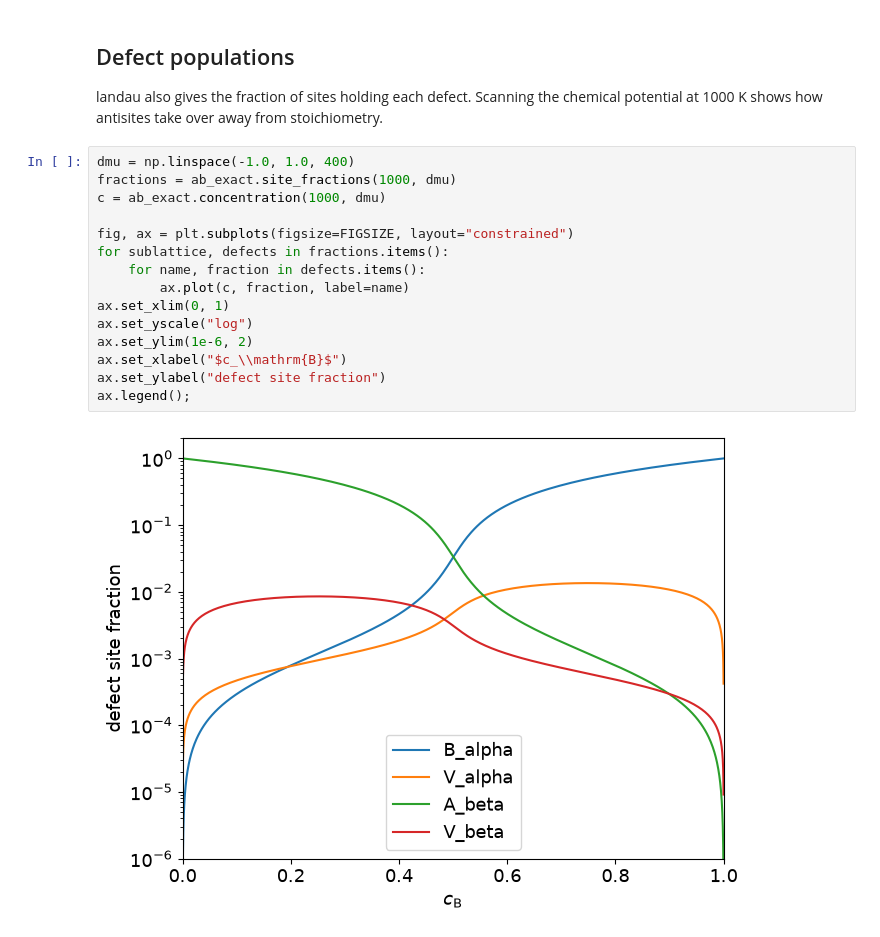
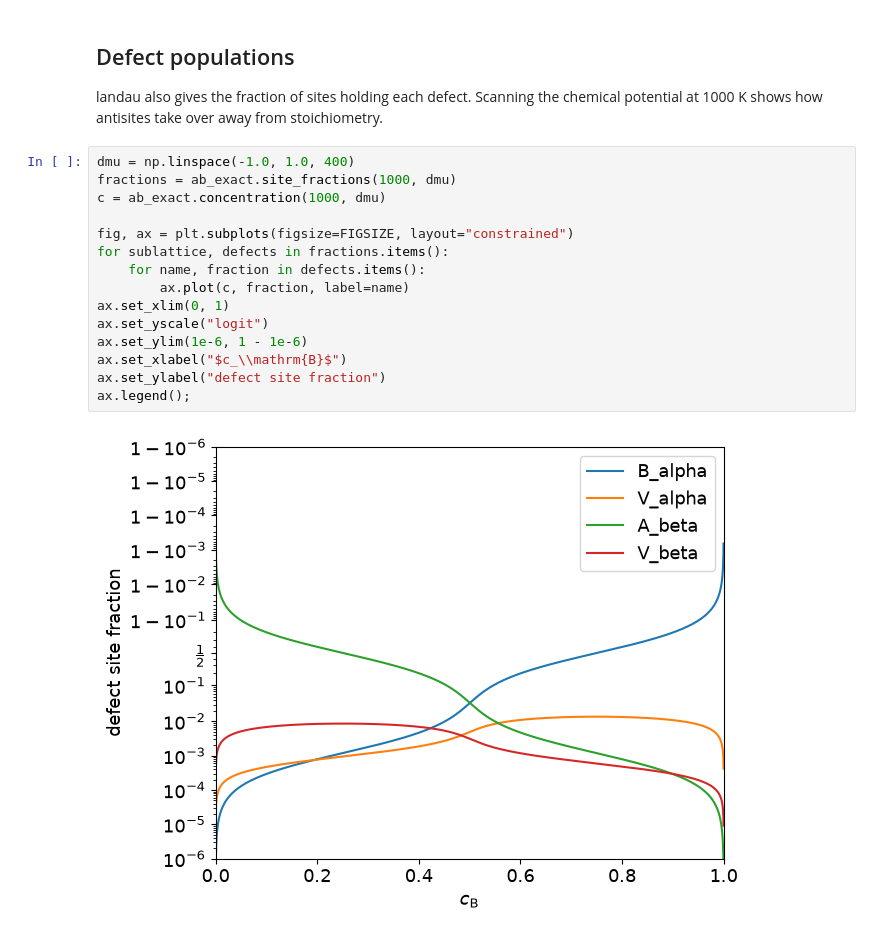
Before and after one commit to pmrv/landau-gallery-poster, a Jupyter notebook: Point/Point_Defects_Exact.ipynb, the cells around one changed output. Drawn from its saved outputs; the diff is of its cells as text.

Commit message:
Show defect populations on a logit scale
Co-Authored-By: Claude Opus 5.5 <noreply@anthropic.com>

```diff
--- a/Point/Point_Defects_Exact.ipynb
+++ b/Point/Point_Defects_Exact.ipynb
@@ -82,17 +82,17 @@ landau also gives the fraction of sites holding each defect. Scanning the chemic
 # %%
 dmu = np.linspace(-1.0, 1.0, 400)
 fractions = ab_exact.site_fractions(1000, dmu)
 c = ab_exact.concentration(1000, dmu)
 
 fig, ax = plt.subplots(figsize=FIGSIZE, layout="constrained")
 for sublattice, defects in fractions.items():
     for name, fraction in defects.items():
         ax.plot(c, fraction, label=name)
 ax.set_xlim(0, 1)
-ax.set_yscale("log")
-ax.set_ylim(1e-6, 2)
+ax.set_yscale("logit")
+ax.set_ylim(1e-6, 1 - 1e-6)
 ax.set_xlabel("$c_\\mathrm{B}$")
 ax.set_ylabel("defect site fraction")
 ax.legend();
 # %% [output]
-[figure, old version]
+[figure, new version]
```
Also changed, not shown: 1 other file.
